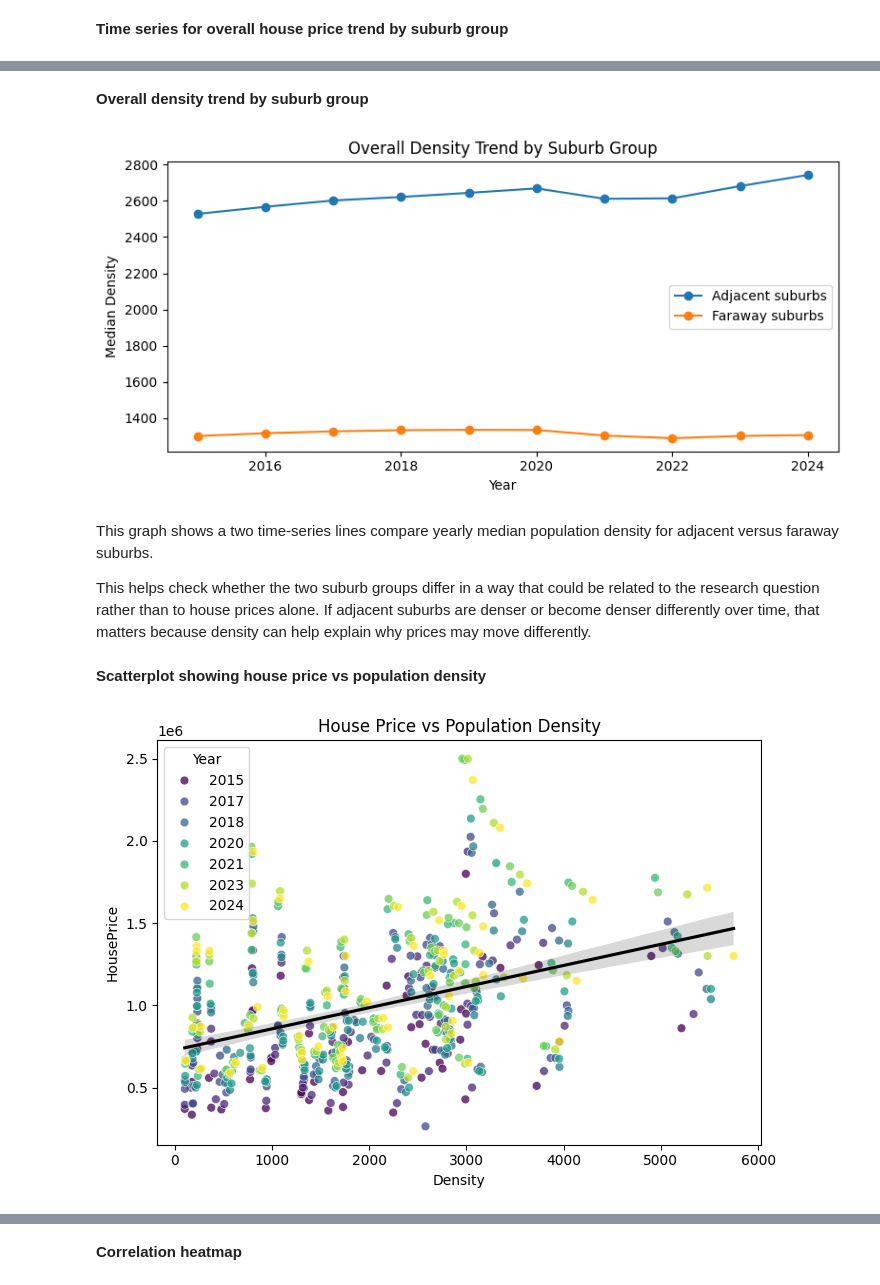
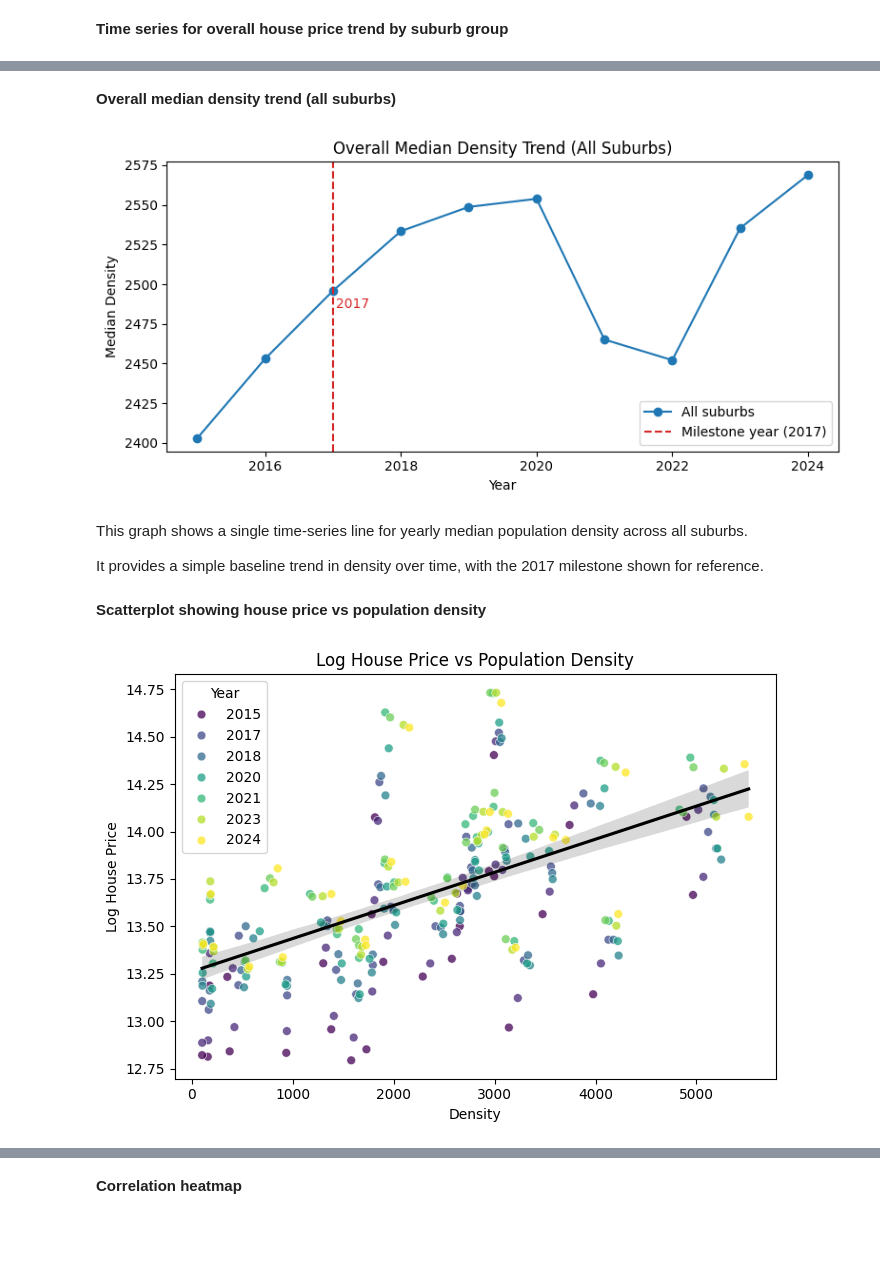
Before and after one commit to samantha-chin/ECC3479-project, a Jupyter notebook: visualisations.ipynb, the cells around one changed output, grey strips where cells are left out. Drawn from its saved outputs; the diff is of its cells as text; code cells hidden in the pictures; blank space fills up the shorter version.

```diff
--- a/visualisations.ipynb
+++ b/visualisations.ipynb
@@ -677,32 +272,52 @@ This is the most direct EDA check for the research question because it shows whe
 # %% [markdown]
-**Overall density trend by suburb group**
+**Overall median density trend (all suburbs)**
 # %%
+density_all_yearly = (
+    density_long.groupby("Year", as_index=False)
+    .agg(DensityMedian=("Density", "median"))
+)
 
 plt.figure(figsize=(8, 4))
-for grp in ["Adjacent", "Faraway"]:
-    tmp = grouped_yearly[grouped_yearly["Group"] == grp]
-    plt.plot(tmp["Year"], tmp["DensityMedian"], marker="o", label=f"{grp} suburbs")
-plt.title("Overall Density Trend by Suburb Group")
+plt.plot(
+    density_all_yearly["Year"],
+    density_all_yearly["DensityMedian"],
+    marker="o",
+    label="All suburbs",
+)
+
+plt.axvline(2017, color="#d62728", linestyle="--", linewidth=1.5, label="Milestone year (2017)")
+plt.text(
+    2017.05,
+    density_all_yearly["DensityMedian"].max() * 0.97,
+    "2017",
+    color="#d62728",
+    fontsize=10,
+    verticalalignment="top",
+    horizontalalignment="left",
+)
+
+plt.title("Overall Median Density Trend (All Suburbs)")
 plt.xlabel("Year")
 plt.ylabel("Median Density")
 plt.legend()
 plt.tight_layout()
 plt.show()
 # %% [output]
-[figure, old version]
+[figure, new version]
 # %% [markdown]
-This graph shows a two time-series lines compare yearly median population density for adjacent versus faraway suburbs.
+This graph shows a single time-series line for yearly median population density across all suburbs.
 
-This helps check whether the two suburb groups differ in a way that could be related to the research question rather than to house prices alone. If adjacent suburbs are denser or become denser differently over time, that matters because density can help explain why prices may move differently.
+It provides a simple baseline trend in density over time, with the 2017 milestone shown for reference.
 # %% [markdown]
 **Scatterplot showing house price vs population density**
 # %%
 plt.figure(figsize=(7, 5))
-sns.scatterplot(data=panel, x="Density", y="HousePrice", hue="Year", palette="viridis", s=40, alpha=0.75)
-sns.regplot(data=panel, x="Density", y="HousePrice", scatter=False, color="black")
-plt.title("House Price vs Population Density")
+sns.scatterplot(data=panel, x="Density", y="log_HousePrice", hue="Year", palette="viridis", s=40, alpha=0.75)
+sns.regplot(data=panel, x="Density", y="log_HousePrice", scatter=False, color="black")
+plt.title("Log House Price vs Population Density")
+plt.ylabel("Log House Price")
 plt.tight_layout()
 plt.show()
 # %% [output]
-[figure, old version]
+[figure, new version]
 # %% [markdown]
```
Also changed, not shown: parts of 20 cells of this notebook.
